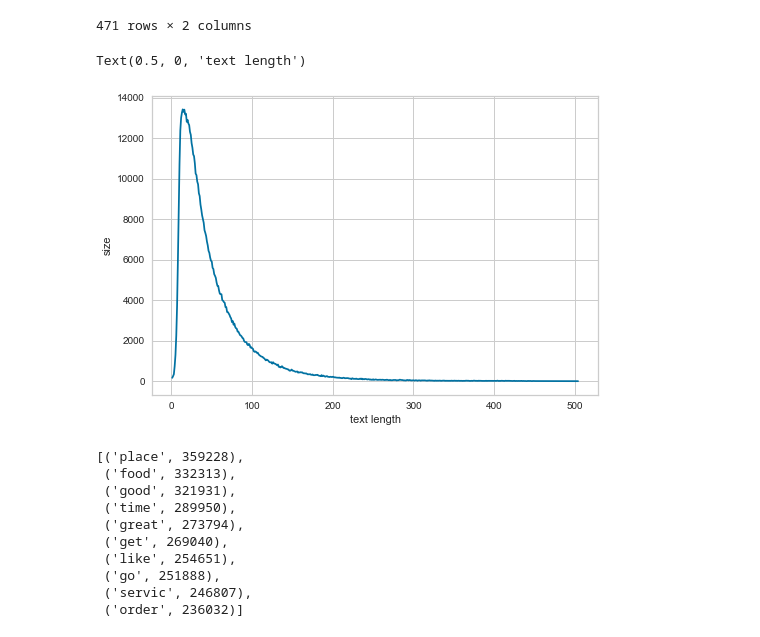
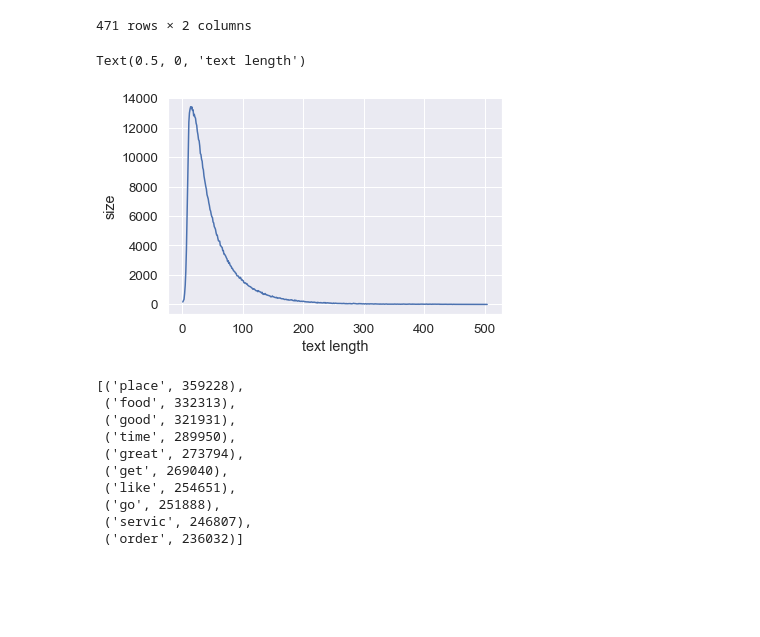
Before and after one commit to FishWith7sMemory/MAST30034-ADS-GroupProj, a Jupyter notebook: NLP.ipynb, the cells around one changed output. Cells and saved outputs as stored; diff of their text form; code cells hidden in the pictures; blank space fills up the shorter version.

```diff
--- a/NLP.ipynb
+++ b/NLP.ipynb
@@ -82,11 +82,12 @@ word_length
 | 470 | 504 | 1 |
 471 rows × 2 columns
 # %%
+sns.set(font_scale=1.2)
 fg = sns.lineplot(x="review_text_after_cleaning", y="size", data=word_length)
 fg.set_xlabel("text length")
 # %% [output]
 Text(0.5, 0, 'text length')
-[figure, old version]
+[figure, new version]
 # %%
 MAX_VOCAB_SIZE = 50000
 tokenizer = Tokenizer(num_words=MAX_VOCAB_SIZE)
```
Also changed, not shown: parts of 3 cells of this notebook, 3 other files.
